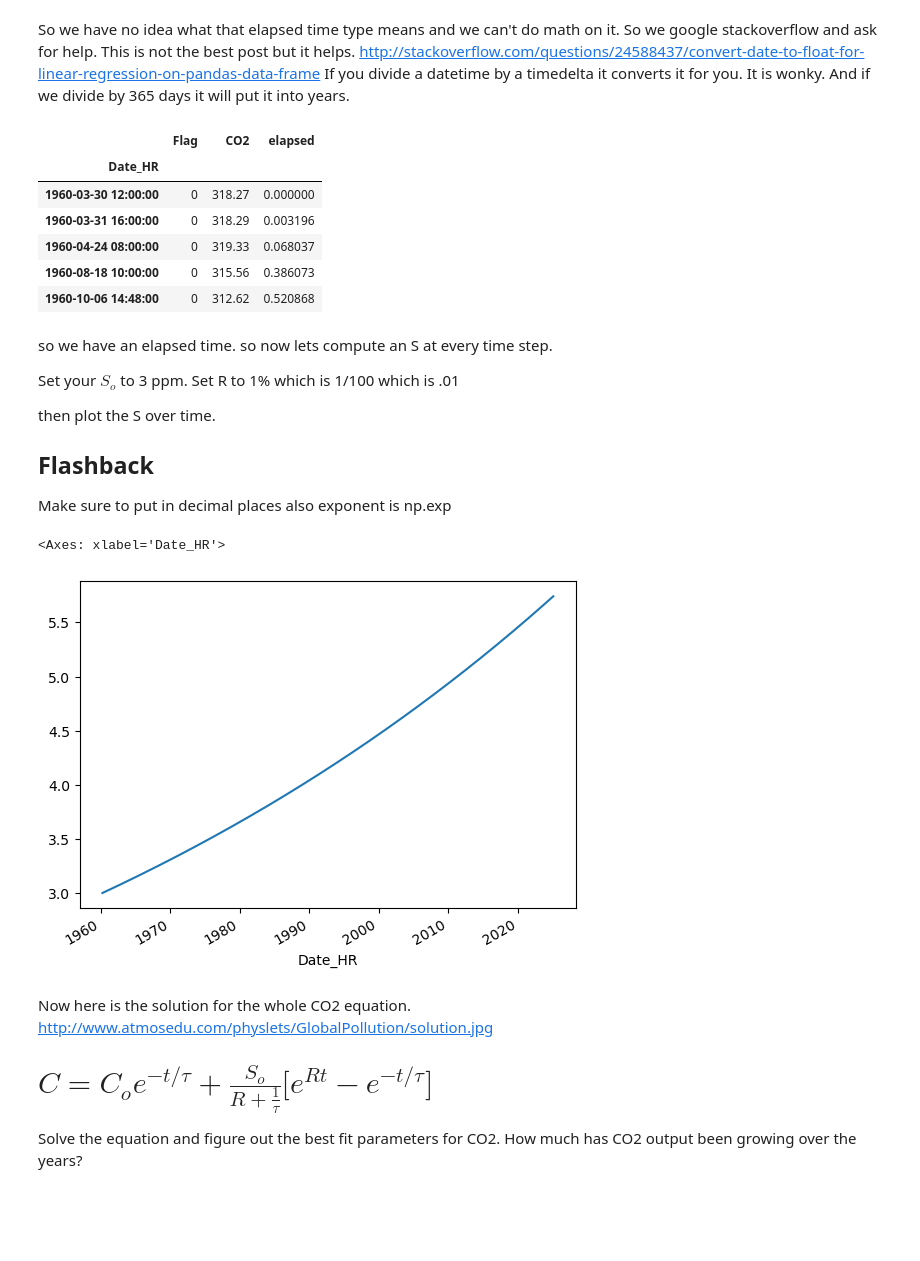
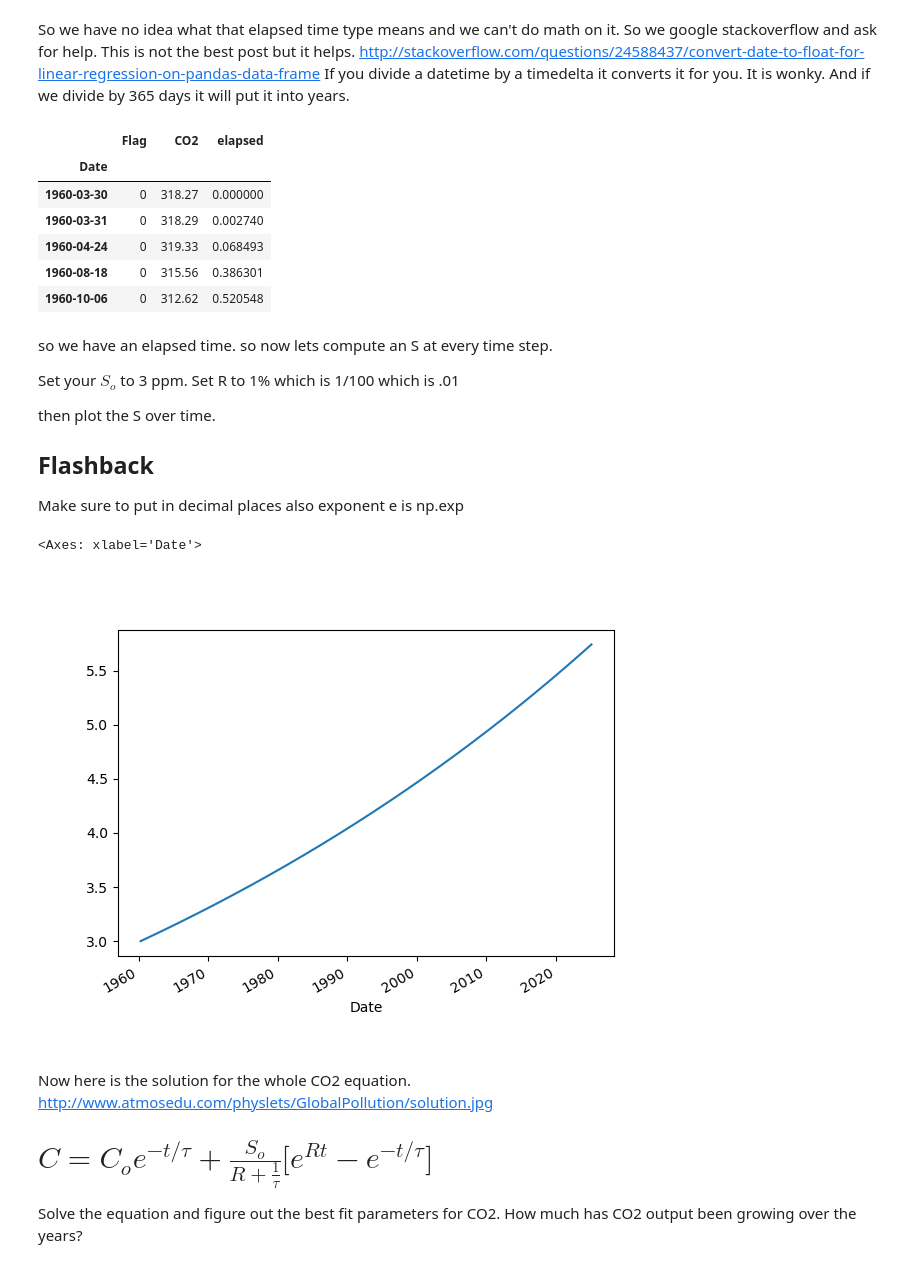
Before and after one commit to bmaillou/BigDataPython, a Jupyter notebook: CO2/MLO-Bonus-BoxModel.ipynb, the cells around one changed output. Saved outputs shown, nothing was run; the diff lists cells and outputs as text; code cells hidden in the pictures; blank space fills up the shorter version.

```diff
--- a/CO2/MLO-Bonus-BoxModel.ipynb
+++ b/CO2/MLO-Bonus-BoxModel.ipynb
@@ -66,9 +66,11 @@ from matplotlib.backends.backend_pdf import PdfPages
 import datetime
 # %%
 url='https://scrippsco2.ucsd.edu/assets/data/atmospheric/stations/flask_co2/daily/daily_flask_co2_mlo.csv'
-df_mlo=pd.read_csv(url,skiprows=76,usecols=[0,1,5,6],names=['Date','HR','Flag','CO2']
-                       ,parse_dates=[['Date','HR']]
-                       ,index_col='Date_HR',header=None)
+df_mlo=pd.read_csv(url,skiprows=76,usecols=[0,5,6],names=['Date','Flag','CO2']
+                       ,parse_dates=['Date']
+                       ,index_col='Date',header=None)
 df_mlo=df_mlo[df_mlo['Flag']==0].copy()
-df_mlo['CO2'].plot()
+
+fig,ax=plt.subplots()
+df_mlo['CO2'].plot(ax=ax)
 # %% [output]
@@ -102,7 +100,7 @@ Timestamp('1960-03-30 12:00:00')
 # %% [markdown]
 to get the elapsed you subtract the index from the start time.  This works but gives funny results so THIS WONT WORK YET!
 # %%
-df_mlo['elapsed'] = (df_mlo.index.to_series() - df_mlo.index.to_series()[0])
+df_mlo['elapsed'] = (df_mlo.index - df_mlo.index[0])
 # %%
 df_mlo.head()
 # %% [output]
@@ -120,18 +118,18 @@ dtype('<m8[ns]')
 # %% [markdown]
 So we have no idea what that elapsed time type means and we can't do math on it.  So we google stackoverflow and ask for help.  This is not the best post but it helps.  http://stackoverflow.com/questions/24588437/convert-date-to-float-for-linear-regression-on-pandas-data-frame  If you divide a datetime by a timedelta it converts it for you. It is wonky.  And if we divide by 365 days it will put it into years.
 # %%
-df_mlo['elapsed'] = (df_mlo.index.to_series() - df_mlo.index.to_series()[0])\
+df_mlo['elapsed'] = (df_mlo.index - df_mlo.index[0])\
                     /datetime.timedelta(days=365)
 # %%
 df_mlo.head()
 # %% [output]
 |  | Flag | CO2 | elapsed |
-| Date_HR |  |  |  |
-| 1960-03-30 12:00:00 | 0 | 318.27 | 0.000000 |
-| 1960-03-31 16:00:00 | 0 | 318.29 | 0.003196 |
-| 1960-04-24 08:00:00 | 0 | 319.33 | 0.068037 |
-| 1960-08-18 10:00:00 | 0 | 315.56 | 0.386073 |
-| 1960-10-06 14:48:00 | 0 | 312.62 | 0.520868 |
+| Date |  |  |  |
+| 1960-03-30 | 0 | 318.27 | 0.000000 |
+| 1960-03-31 | 0 | 318.29 | 0.002740 |
+| 1960-04-24 | 0 | 319.33 | 0.068493 |
+| 1960-08-18 | 0 | 315.56 | 0.386301 |
+| 1960-10-06 | 0 | 312.62 | 0.520548 |
 # %% [markdown]
 so we have an elapsed time.  so now lets compute an S at every time step.
 
@@ -140,15 +138,17 @@ Set your $S_o$ to 3 ppm.  Set R to 1% which is 1/100 which is .01
 then plot the S over time.
 ## Flashback
 Make sure to put in decimal places
-also exponent is np.exp
+also exponent e is np.exp
 # %%
 So=3.
 R=.01
 df_mlo['S']=So*np.exp(R*df_mlo.elapsed)
-df_mlo.S.plot()
+
+fig,ax=plt.subplots()
+df_mlo.S.plot(ax=ax)
 # %% [output]
-<Axes: xlabel='Date_HR'>
+<Axes: xlabel='Date'>
-[figure, old version]
+[figure, new version]
 # %% [markdown]
 Now here is the solution for the whole CO2 equation.
 http://www.atmosedu.com/physlets/GlobalPollution/solution.jpg
```
Also changed, not shown: parts of 5 cells of this notebook, 3 other files.
